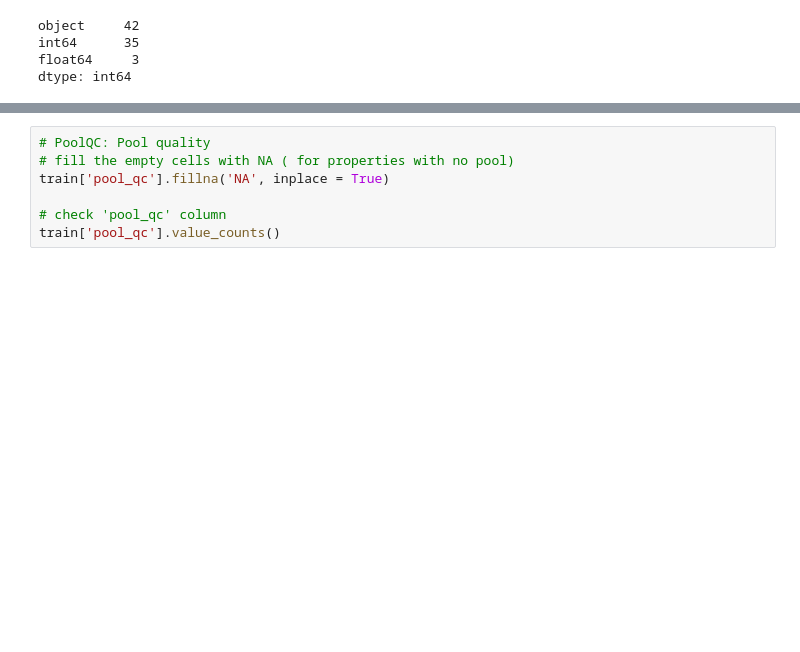
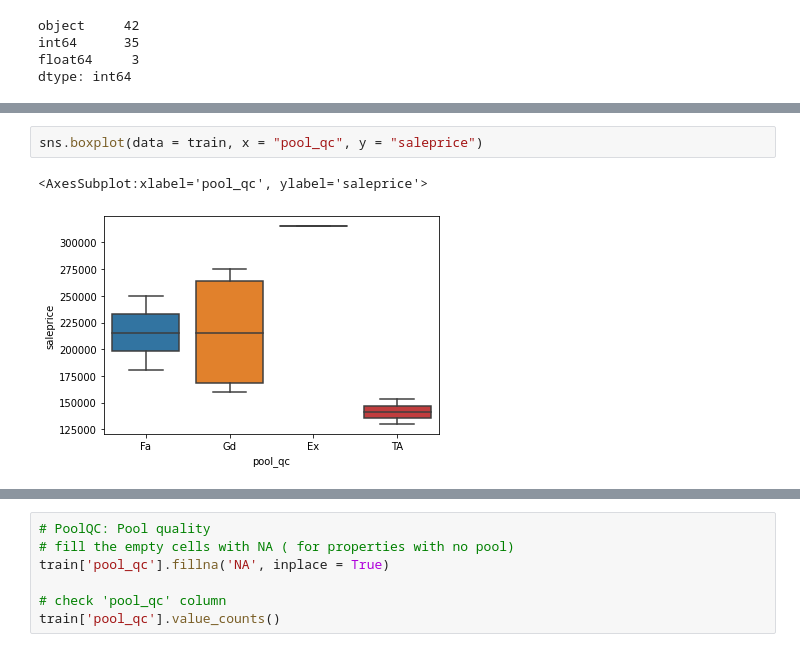
Before and after one commit to ngwtl/DSI-SG-24-projects, a Jupyter notebook: project_2/code/ethan-project-2-code.ipynb, the cells around one changed output, grey strips where cells are left out. Saved outputs shown, nothing was run; the diff lists cells and outputs as text; blank space fills up the shorter version.

```diff
--- a/project_2/code/ethan-project-2-code.ipynb
+++ b/project_2/code/ethan-project-2-code.ipynb
@@ -151,3 +193,8 @@ dtype: int64
+# %%
+sns.boxplot(data = train, x = "pool_qc", y = "saleprice")
+# %% [output]
+<AxesSubplot:xlabel='pool_qc', ylabel='saleprice'>
+[figure, added]
 # %%
 train['Pool QC'].unique()
 # %% [output]
```
Also changed, not shown: parts of 5 cells of this notebook.
